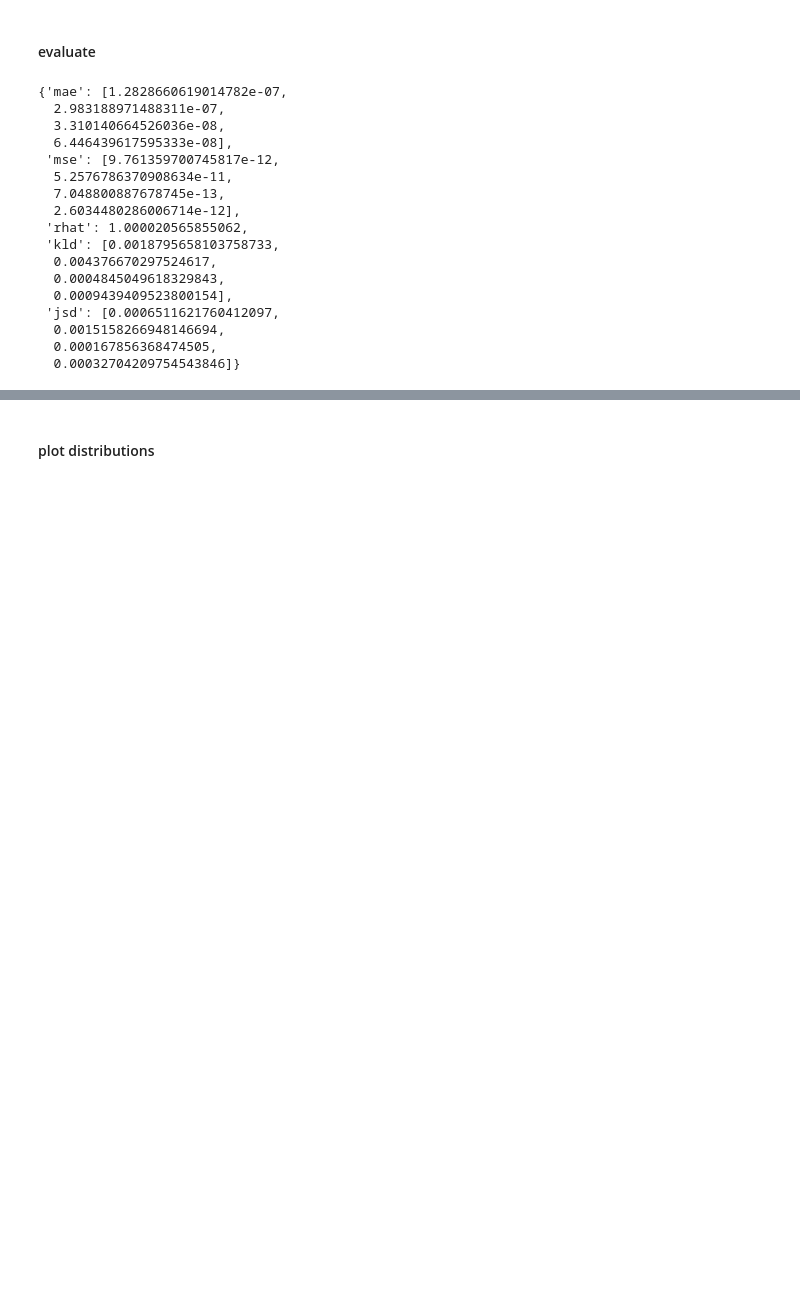
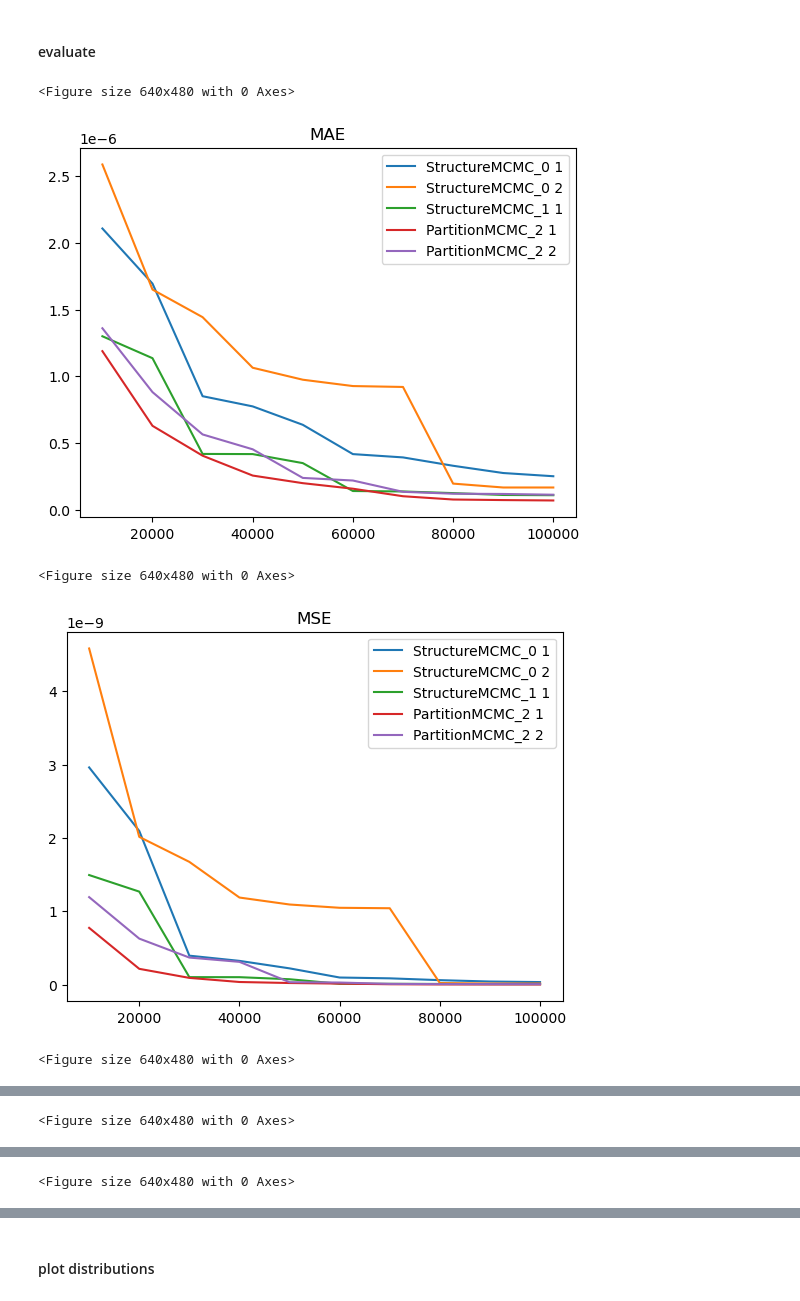
Before and after one commit to human-technology-institute/structure_learning, a Jupyter notebook: examples/experiment.ipynb, the cells around one changed output, grey strips where cells are left out. Saved outputs shown, nothing was run; the diff lists cells and outputs as text; code cells hidden in the pictures; blank space fills up the shorter version.

```diff
--- a/examples/experiment.ipynb
+++ b/examples/experiment.ipynb
@@ -80,22 +102,11 @@ Adding rejected particles
 # %% [markdown]
 #### evaluate
 # %%
-exp.evaluate()
+sampler_types = [f'{sampler['sampler_type']}_{idx} {i+1}' for idx, sampler in enumerate(samplers) for i in range(sampler.get('n_chains', 1))]
+exp.evaluate(plot=True, plot_labels=sampler_types)
 # %% [output]
-{'mae': [1.2828660619014782e-07,
-  2.983188971488311e-07,
-  3.310140664526036e-08,
-  6.446439617595333e-08],
- 'mse': [9.761359700745817e-12,
-  5.2576786370908634e-11,
-  7.048800887678745e-13,
-  2.6034480286006714e-12],
- 'rhat': 1.000020565855062,
- 'kld': [0.0018795658103758733,
-  0.004376670297524617,
-  0.0004845049618329843,
-  0.0009439409523800154],
- 'jsd': [0.0006511621760412097,
-  0.0015158266948146694,
-  0.000167856368474505,
-  0.00032704209754543846]}
+<Figure size 640x480 with 0 Axes>
+[figure, added]
+<Figure size 640x480 with 0 Axes>
+[figure, added]
+<Figure size 640x480 with 0 Axes>
@@ -101,0 +114 @@ exp.evaluate()
+<Figure size 640x480 with 0 Axes>
@@ -101,0 +116 @@ exp.evaluate()
+<Figure size 640x480 with 0 Axes>
```
Also changed, not shown: parts of 9 cells of this notebook, 2 other files.
